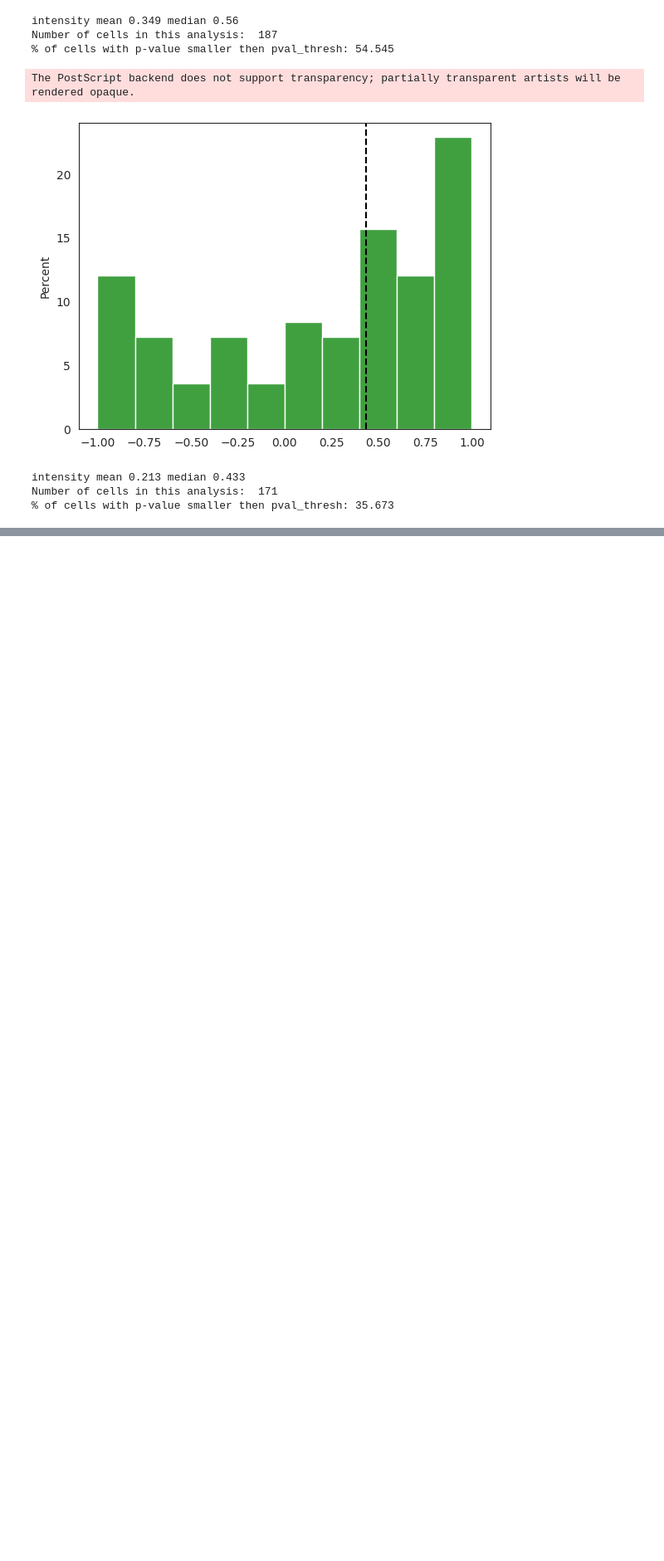
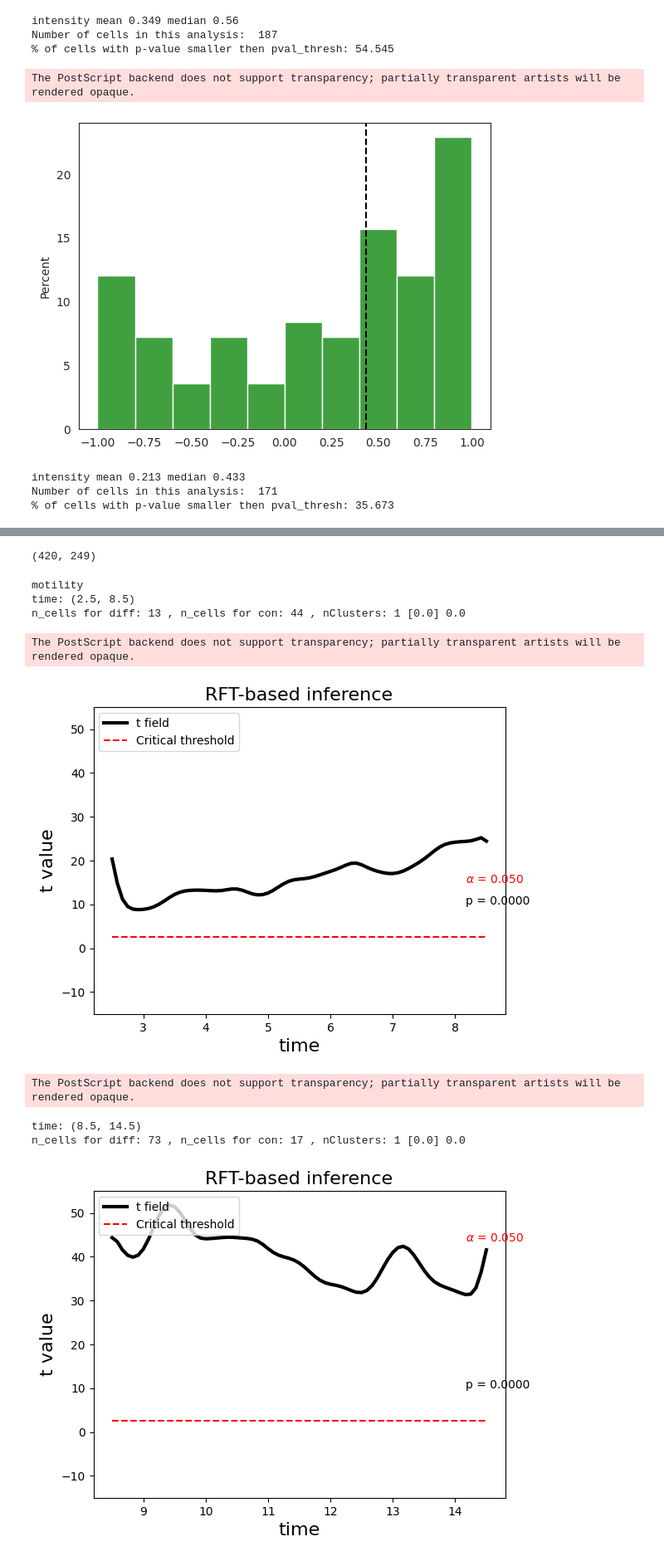
Before and after one commit to zaritskylab/muscle-formation-prediction, a Jupyter notebook: analysis/notebooks/figure_5.ipynb, the cells around one changed output, grey strips where cells are left out. Shown at 83% size. Cells and saved outputs as stored; diff of their text form; code cells hidden in the pictures; blank space fills up the shorter version.

```diff
--- a/analysis/notebooks/figure_5.ipynb
+++ b/analysis/notebooks/figure_5.ipynb
@@ -45,6 +45,13 @@ scores_df_s6 = data_utils.get_scores_df(scores_motility_path=consts.motility_mod
 
 scores_df_s8 = data_utils.get_scores_df(scores_motility_path=consts.motility_model_path % (1,5) + fr"df_score_vid_num_S8.pkl",
                               scores_intensity_path=consts.intensity_model_path % (1,5) + fr"df_score_vid_num_S8.pkl")
+
+
+scores_df_s5 = data_utils.get_scores_df(scores_motility_path=consts.motility_model_path % (2,3) + fr"df_score_vid_num_S5.pkl",
+                              scores_intensity_path=consts.intensity_model_path % (2,3) + fr"df_score_vid_num_S5.pkl")
+
+scores_df_s1 = data_utils.get_scores_df(scores_motility_path=consts.motility_model_path % (2,3) + fr"df_score_vid_num_S1.pkl",
+                              scores_intensity_path=consts.intensity_model_path % (2,3) + fr"df_score_vid_num_S1.pkl")
 # %% [markdown]
 Calculate single cell properties
 # %%
@@ -344,0 +303,19 @@ Text(0.5, 1.0, 'RFT-based inference of weather dataset')
+# %%
+scores_df_s5["Spot track ID"].nunique(), scores_df_s1["Spot track ID"].nunique()
+# %% [output]
+(420, 249)
+# %%
+print("motility")
+plot_rft(scores_df_s5, scores_df_s1, "score_motility", "s5", "s1", (-15, 55))
+print("intensity")
+plot_rft(scores_df_s5, scores_df_s1, "score_intensity", "s5", "s1", (-15, 55))
+# %% [output]
+motility
+time: (2.5, 8.5)
+n_cells for diff: 13 , n_cells for con: 44 , nClusters: 1 [0.0] 0.0
+The PostScript backend does not support transparency; partially transparent artists will be rendered opaque.
+[figure, added]
+The PostScript backend does not support transparency; partially transparent artists will be rendered opaque.
+time: (8.5, 14.5)
+n_cells for diff: 73 , n_cells for con: 17 , nClusters: 1 [0.0] 0.0
+[figure, added]
```
Also changed, not shown: parts of 9 cells of this notebook.
